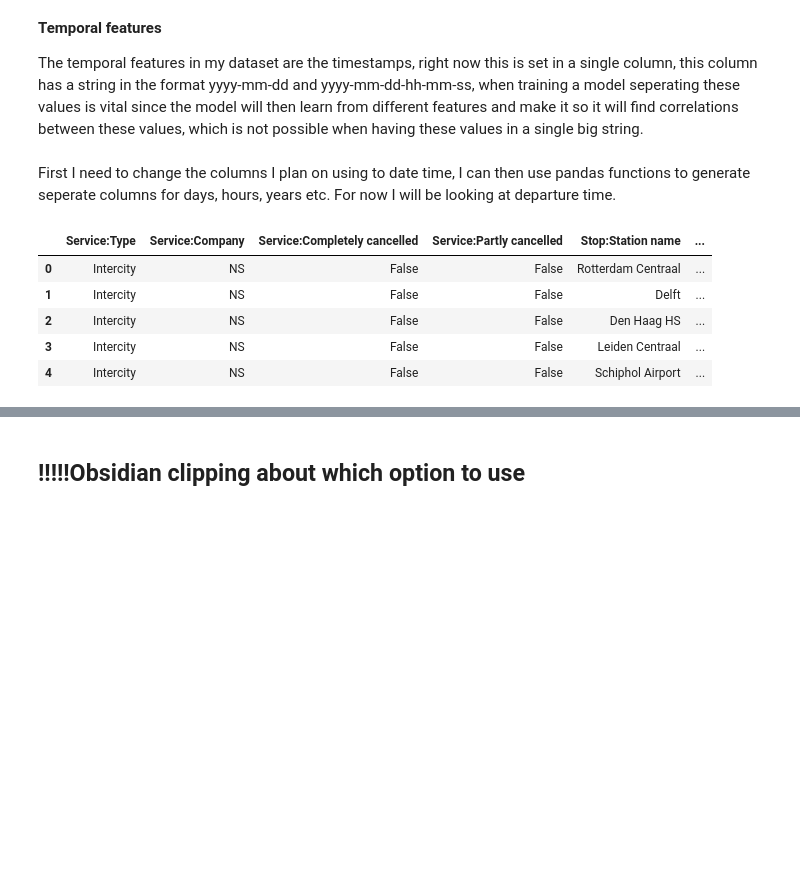
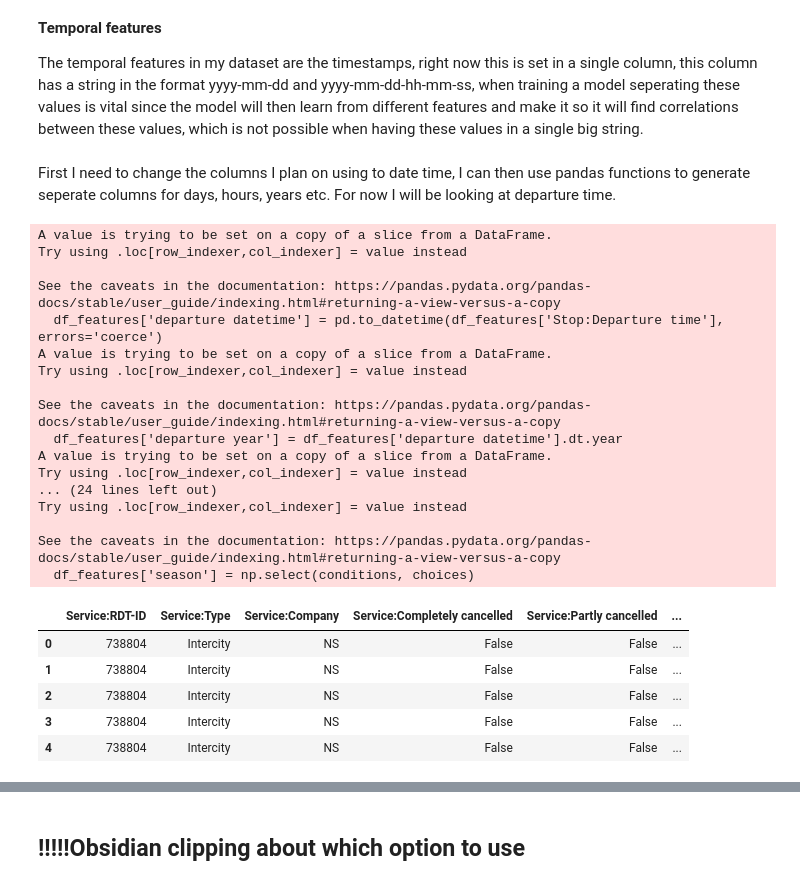
Before and after one commit to BramWillems/Personal-Challenge-NS-Treinen, a Jupyter notebook: feature_engineering.ipynb, the cells around one changed output, grey strips where cells are left out. Saved outputs shown, nothing was run; the diff lists cells and outputs as text; code cells hidden in the pictures; blank space fills up the shorter version.

```diff
--- a/feature_engineering.ipynb
+++ b/feature_engineering.ipynb
@@ -24,14 +27,22 @@ Stop:Planned platform            object
 Stop:Actual platform             object
 dtype: object
 # %%
-df = df[['Service:Type',
+df_features = df[['Service:RDT-ID',
+        'Service:Type',
         'Service:Company',
         'Service:Completely cancelled',
         'Service:Partly cancelled',
         'Stop:Station name',
         'Stop:Departure time',
-        'Stop:Departure delay'
+        'Stop:Departure delay',
+        'Stop:Platform change'
         ]]
 
+df_arrivals = df[['Service:RDT-ID',
+                  'Stop:Station name',
+                  'Stop:Arrival time',
+                  'Stop:Arrival delay'
+                  ]]
+
 df.dtypes
 # %% [output]
@@ -54,30 +74,47 @@ First I need to change the columns I plan on using to date time, I can then use
 # %%
 import numpy as np
 
-df['departure datetime'] = pd.to_datetime(df['Stop:Departure time'], errors='coerce')
-df['departure year'] = df['departure datetime'].dt.year
-df['departure month'] = df['departure datetime'].dt.month
-df['departure day'] = df['departure datetime'].dt.day
-df['departure hour'] = df['departure datetime'].dt.hour
-df['departure minute'] = df['departure datetime'].dt.minute
-df['departure weekday'] = df['departure datetime'].dt.weekday
+df_features['departure datetime'] = pd.to_datetime(df_features['Stop:Departure time'], errors='coerce')
+df_features['departure year'] = df_features['departure datetime'].dt.year
+df_features['departure month'] = df_features['departure datetime'].dt.month
+df_features['departure day'] = df_features['departure datetime'].dt.day
+df_features['departure hour'] = df_features['departure datetime'].dt.hour
+df_features['departure minute'] = df_features['departure datetime'].dt.minute
+df_features['departure weekday'] = df_features['departure datetime'].dt.weekday
 
 conditions = [
-    df['departure month'].isin([12, 1, 2]),
-    df['departure month'].isin([3, 4, 5]),
-    df['departure month'].isin([6, 7, 8]),
-    df['departure month'].isin([9, 10, 11])
+    df_features['departure month'].isin([12, 1, 2]),
+    df_features['departure month'].isin([3, 4, 5]),
+    df_features['departure month'].isin([6, 7, 8]),
+    df_features['departure month'].isin([9, 10, 11])
 ]
 choices = [4, 1, 2, 3]
-df['season'] = np.select(conditions, choices)
+df_features['season'] = np.select(conditions, choices)
 
-df = df.drop(["Stop:Departure time", "departure datetime"], axis=1)
+df_features = df_features.drop(["Stop:Departure time", "departure datetime"], axis=1)
 
-df.head()
+df_features.head()
 # %% [output]
+A value is trying to be set on a copy of a slice from a DataFrame.
+Try using .loc[row_indexer,col_indexer] = value instead
+
+See the caveats in the documentation: https://pandas.pydata.org/pandas-docs/stable/user_guide/indexing.html#returning-a-view-versus-a-copy
+  df_features['departure datetime'] = pd.to_datetime(df_features['Stop:Departure time'], errors='coerce')
+A value is trying to be set on a copy of a slice from a DataFrame.
+Try using .loc[row_indexer,col_indexer] = value instead
+
+See the caveats in the documentation: https://pandas.pydata.org/pandas-docs/stable/user_guide/indexing.html#returning-a-view-versus-a-copy
+  df_features['departure year'] = df_features['departure datetime'].dt.year
+A value is trying to be set on a copy of a slice from a DataFrame.
+Try using .loc[row_indexer,col_indexer] = value instead
+... (24 lines left out)
+Try using .loc[row_indexer,col_indexer] = value instead
+
+See the caveats in the documentation: https://pandas.pydata.org/pandas-docs/stable/user_guide/indexing.html#returning-a-view-versus-a-copy
+  df_features['season'] = np.select(conditions, choices)
-|  | Service:Type | Service:Company | Service:Completely cancelled | Service:Partly cancelled | Stop:Station name | ... |
-| 0 | Intercity | NS | False | False | Rotterdam Centraal | ... |
-| 1 | Intercity | NS | False | False | Delft | ... |
-| 2 | Intercity | NS | False | False | Den Haag HS | ... |
-| 3 | Intercity | NS | False | False | Leiden Centraal | ... |
-| 4 | Intercity | NS | False | False | Schiphol Airport | ... |
+|  | Service:RDT-ID | Service:Type | Service:Company | Service:Completely cancelled | Service:Partly cancelled | ... |
+| 0 | 738804 | Intercity | NS | False | False | ... |
+| 1 | 738804 | Intercity | NS | False | False | ... |
+| 2 | 738804 | Intercity | NS | False | False | ... |
+| 3 | 738804 | Intercity | NS | False | False | ... |
+| 4 | 738804 | Intercity | NS | False | False | ... |
```
Also changed, not shown: parts of 15 cells of this notebook, 5 other files.
